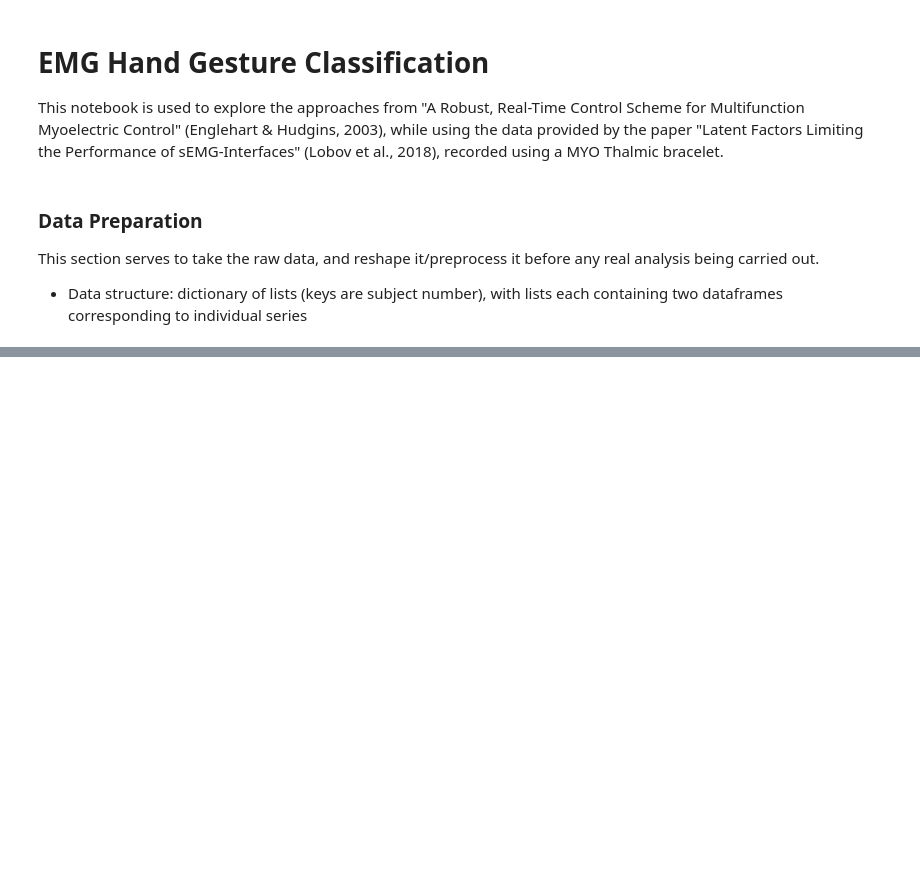
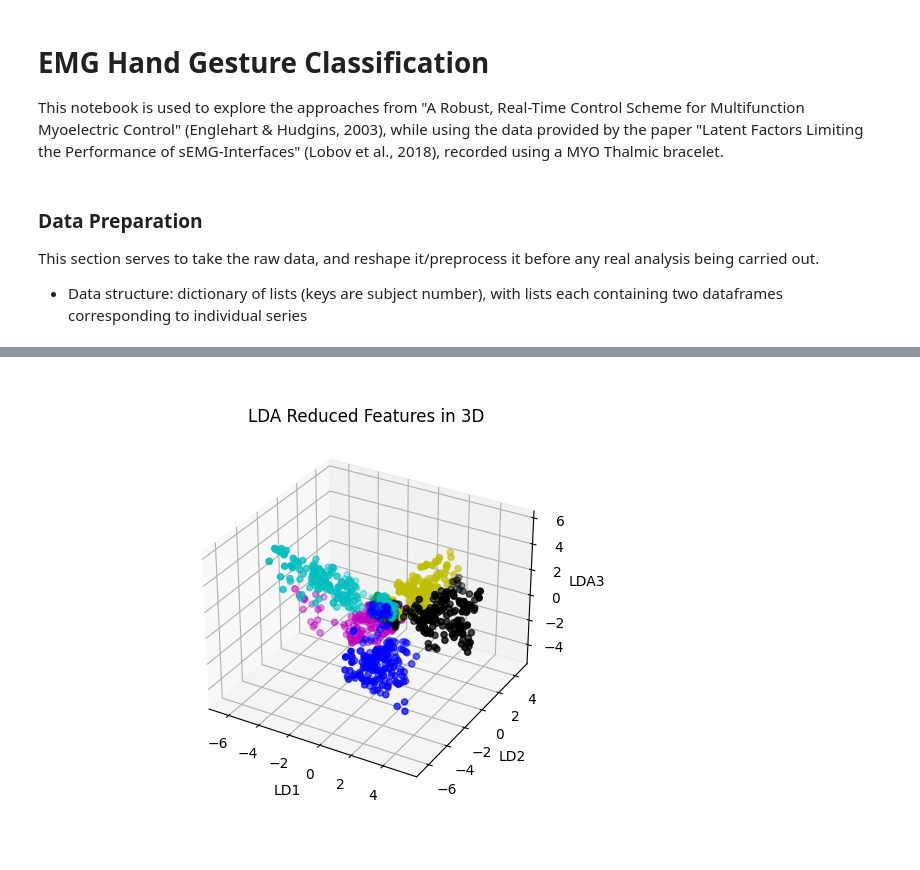
Before and after one commit to joao-binenbojm/emg-gestures, a Jupyter notebook: original_approach.ipynb, the cells around one changed output, grey strips where cells are left out. Cells and saved outputs as stored; diff of their text form; code cells hidden in the pictures; blank space fills up the shorter version.

Commit message:
Completed PCA/LDA Analysis on a single subject, with okay classification accuracies observed.

```diff
--- a/original_approach.ipynb
+++ b/original_approach.ipynb
@@ -94,0 +244,22 @@ wsize = 250 # 250ms window size, as in Ecklehart & Hudgins
+# %%
+from sklearn.discriminant_analysis import LinearDiscriminantAnalysis
+
+# LDA analysis, followed by LDA classification predictions
+model = LinearDiscriminantAnalysis(n_components=3)
+model = model.fit(df_new.iloc[:,:-1], df_new['class'])
+data3d = model.transform(df_new.iloc[:,:-1]) # LDA projection into most separable 3 dimensions
+fig = plt.figure()
+ax = fig.add_subplot(111, projection='3d')
+colors = ['r', 'g', 'b', 'y', 'm', 'c', 'k']
+actions = ['unmarked', 'rest', 'fist', 'wrist-flexion', 'wrist-extension', 'radial-deviations', 'ulnar-deviations', 'extended-palm']
+for idx in range(1,7): # for each label except no action
+    plot_data = data3d[df_new['class']==idx, :]
+    ax.scatter(plot_data[:,0],plot_data[:,1],plot_data[:,2], c=colors[idx])
+ax.set_xlabel('LD1')
+ax.set_ylabel('LD2')
+ax.set_zlabel('LDA3')
+ax.set_title('LDA Reduced Features in 3D')
+ax.set_label(actions[1:-1])
+plt.show()
+# %% [output]
+[figure, added]
```
Also changed, not shown: parts of 12 cells of this notebook, 57 other files.
